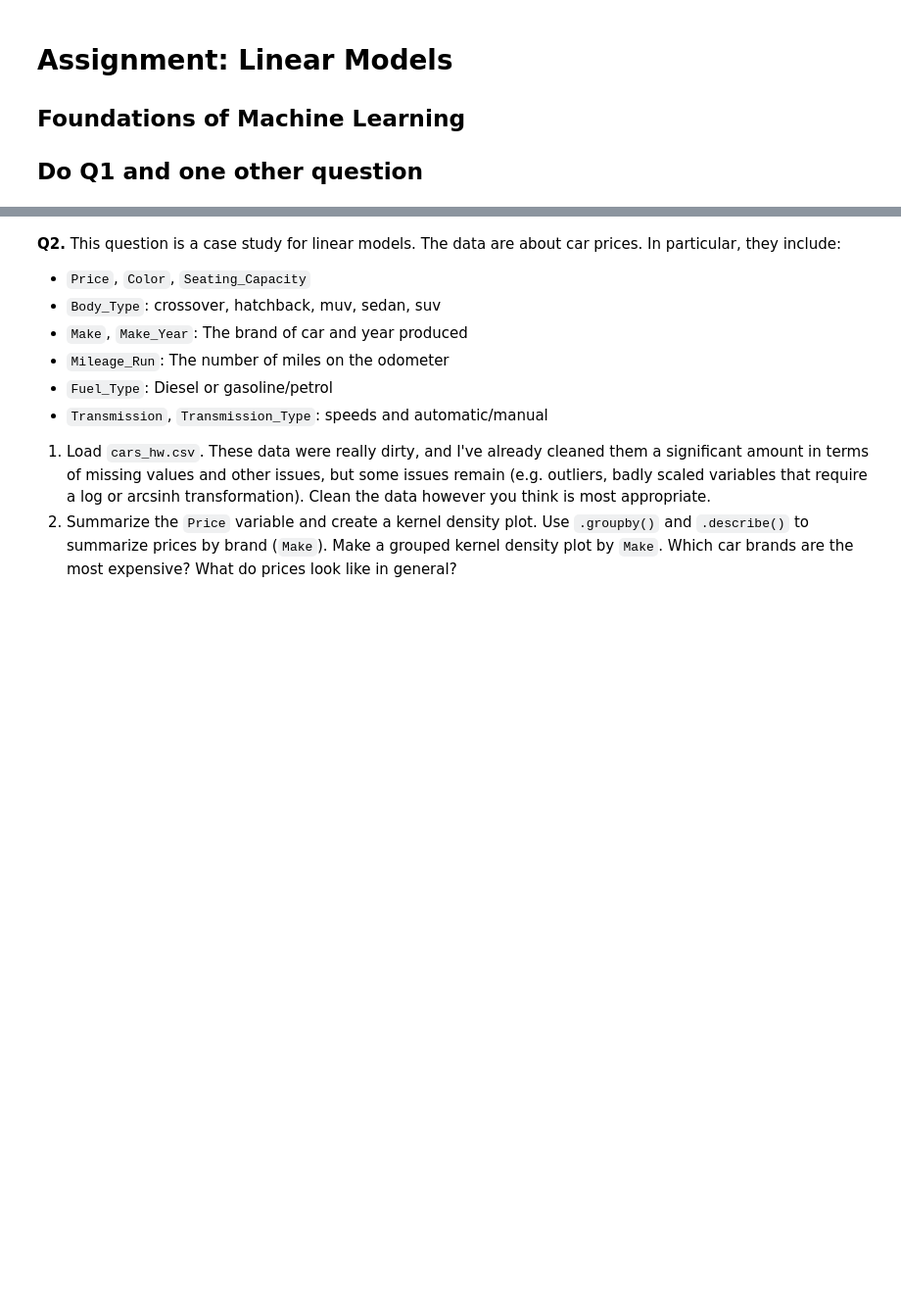
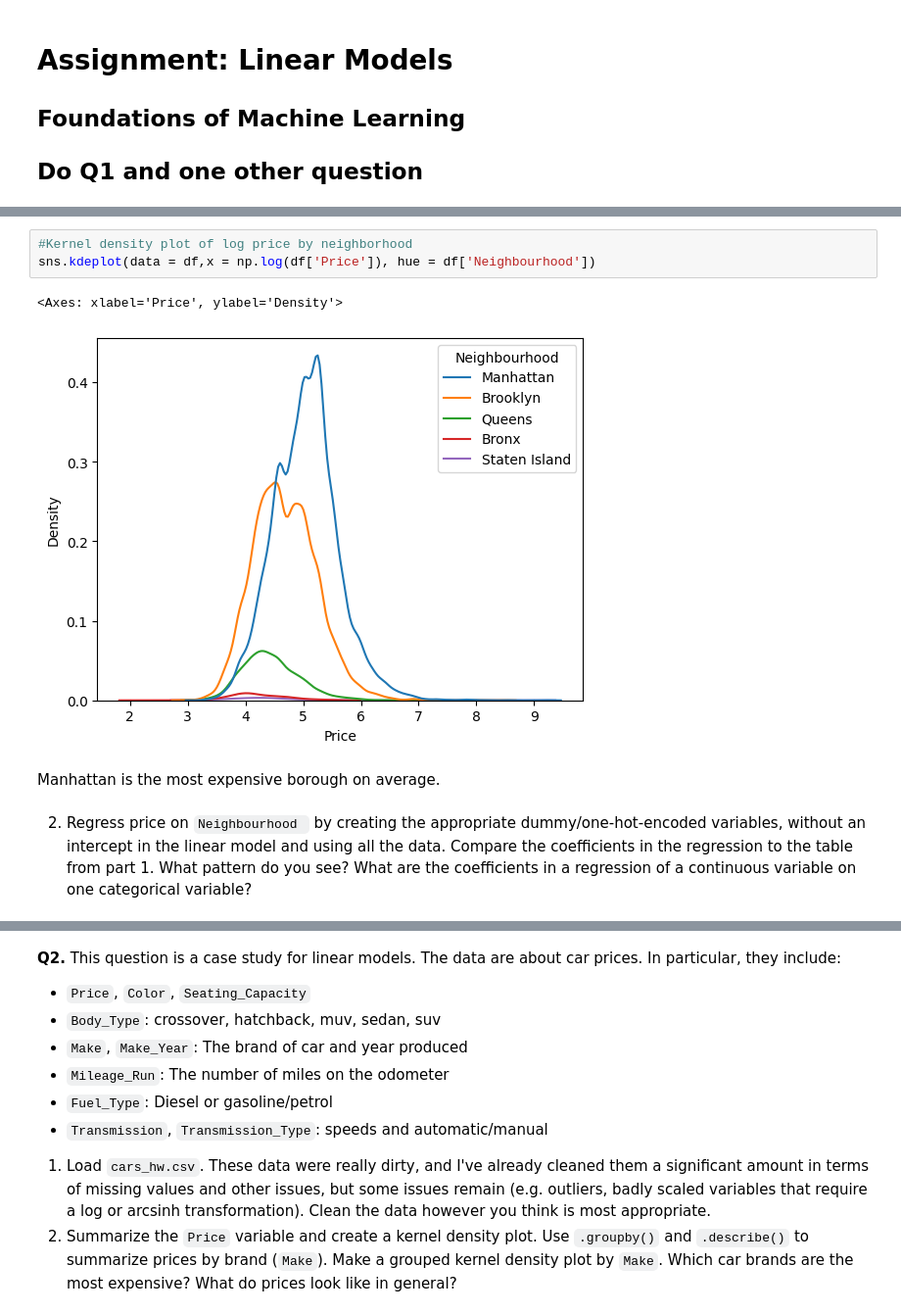
Before and after one commit to Nehach73/DS3001, a Jupyter notebook: linear_reg_assignment/linear_reg_assignment.ipynb, the cells around one changed output, grey strips where cells are left out. Shown: that part at 98% size. Saved outputs shown, nothing was run; the diff lists cells and outputs as text; blank space fills up the shorter version.

```diff
--- a/linear_reg_assignment/linear_reg_assignment.ipynb
+++ b/linear_reg_assignment/linear_reg_assignment.ipynb
@@ -22,0 +50,11 @@
+# %%
+#Kernel density plot of log price by neighborhood
+sns.kdeplot(data = df,x = np.log(df['Price']), hue = df['Neighbourhood'])
+# %% [output]
+<Axes: xlabel='Price', ylabel='Density'>
+[figure, added]
+# %% [markdown]
+Manhattan is the most expensive borough on average.
+# %% [markdown]
+
+2. Regress price on `Neighbourhood ` by creating the appropriate dummy/one-hot-encoded variables, without an intercept in the linear model and using all the data. Compare the coefficients in the regression to the table from part 1. What pattern do you see? What are the coefficients in a regression of a continuous variable on one categorical variable?
```
Also changed, not shown: parts of 25 cells of this notebook.
